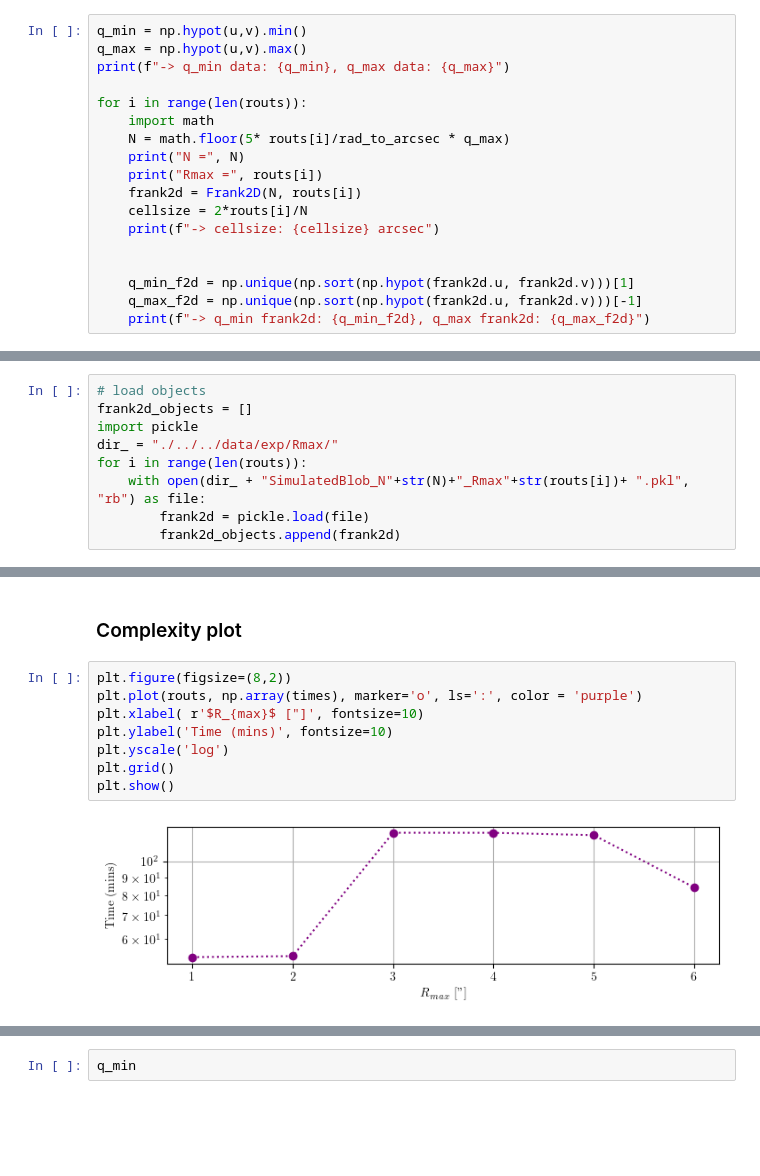
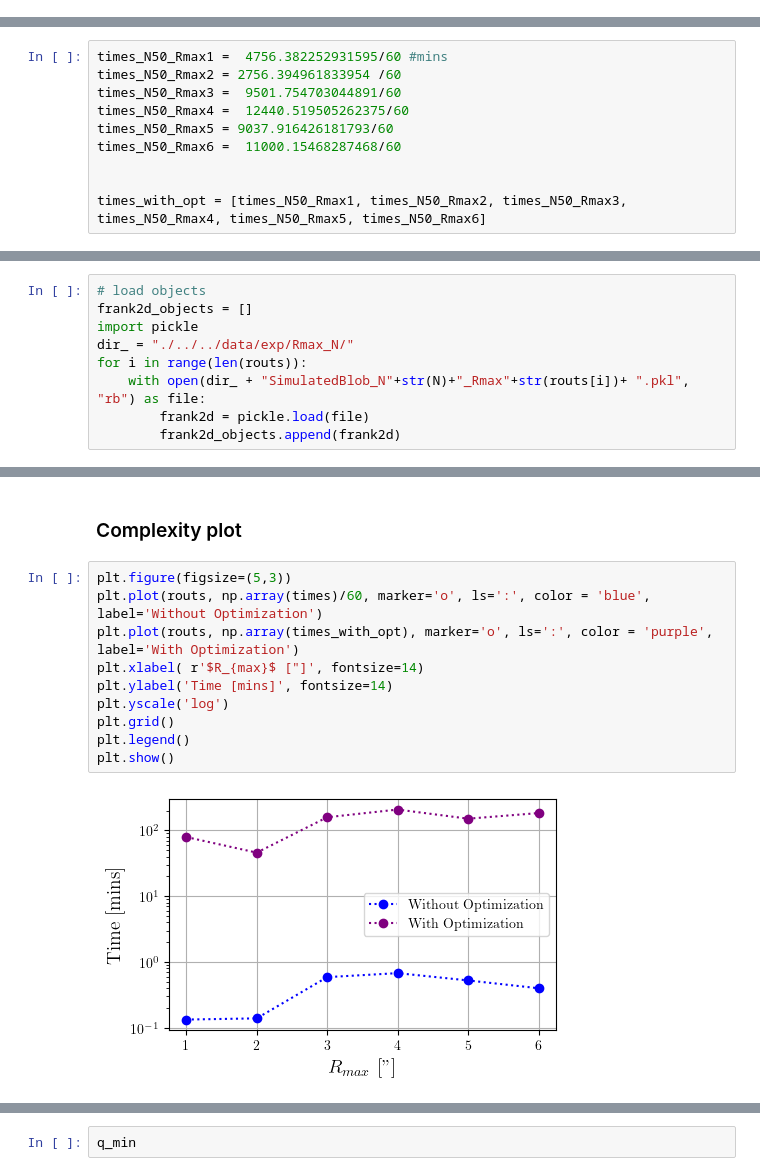
Before and after one commit to mariajmellado/frank2d, a Jupyter notebook: Results/4_SimulatedDisc_Frank2D_differentsRmax.ipynb, the cells around one changed output, grey strips where cells are left out. Drawn from its saved outputs; the diff is of its cells as text; blank space fills up the shorter version.

```diff
--- a/Results/4_SimulatedDisc_Frank2D_differentsRmax.ipynb
+++ b/Results/4_SimulatedDisc_Frank2D_differentsRmax.ipynb
@@ -109,18 +104,0 @@ Rmax = 6
-# %%
-q_min = np.hypot(u,v).min()
-q_max = np.hypot(u,v).max()
-print(f"-> q_min data: {q_min}, q_max data: {q_max}")
-
-for i in range(len(routs)):
-    import math
-    N = math.floor(5* routs[i]/rad_to_arcsec * q_max)
-    print("N =", N)
-    print("Rmax =", routs[i])
-    frank2d = Frank2D(N, routs[i])
-    cellsize = 2*routs[i]/N
-    print(f"-> cellsize: {cellsize} arcsec")
-
-
-    q_min_f2d = np.unique(np.sort(np.hypot(frank2d.u, frank2d.v)))[1]
-    q_max_f2d = np.unique(np.sort(np.hypot(frank2d.u, frank2d.v)))[-1]
-    print(f"-> q_min frank2d: {q_min_f2d}, q_max frank2d: {q_max_f2d}")
@@ -144,0 +105,10 @@ Rmax = 6
+# %%
+times_N50_Rmax1 =  4756.382252931595/60 #mins
+times_N50_Rmax2 = 2756.394961833954 /60
+times_N50_Rmax3 =  9501.754703044891/60
+times_N50_Rmax4 =  12440.519505262375/60
+times_N50_Rmax5 = 9037.916426181793/60
+times_N50_Rmax6 =  11000.15468287468/60
+
+
+times_with_opt = [times_N50_Rmax1, times_N50_Rmax2, times_N50_Rmax3, times_N50_Rmax4, times_N50_Rmax5, times_N50_Rmax6]
@@ -148,7 +125,7 @@ Rmax = 6
 # load objects
 frank2d_objects = []
 import pickle
-dir_ = "./../../data/exp/Rmax/"
+dir_ = "./../../data/exp/Rmax_N/"
 for i in range(len(routs)):
     with open(dir_ + "SimulatedBlob_N"+str(N)+"_Rmax"+str(routs[i])+ ".pkl", "rb") as file:
         frank2d = pickle.load(file)
@@ -301,12 +276,14 @@ xxxxxxxxxxxxxxxxxxxxxxxxx F2D with rout =6 took 88.7913019657135 seconds xxxxxxx
 # %% [markdown]
 ### Complexity plot
 # %%
-plt.figure(figsize=(8,2))
-plt.plot(routs, np.array(times), marker='o', ls=':', color = 'purple')
-plt.xlabel( r'$R_{max}$ ["]', fontsize=10)
-plt.ylabel('Time (mins)', fontsize=10)
+plt.figure(figsize=(5,3))
+plt.plot(routs, np.array(times)/60, marker='o', ls=':', color = 'blue', label='Without Optimization')
+plt.plot(routs, np.array(times_with_opt), marker='o', ls=':', color = 'purple', label='With Optimization')
+plt.xlabel( r'$R_{max}$ ["]', fontsize=14)
+plt.ylabel('Time [mins]', fontsize=14)
 plt.yscale('log')
 plt.grid()
+plt.legend()
 plt.show()
 # %% [output]
-[figure, old version]
+[figure, new version]
```
Also changed, not shown: parts of 17 cells of this notebook, 10 other files.
